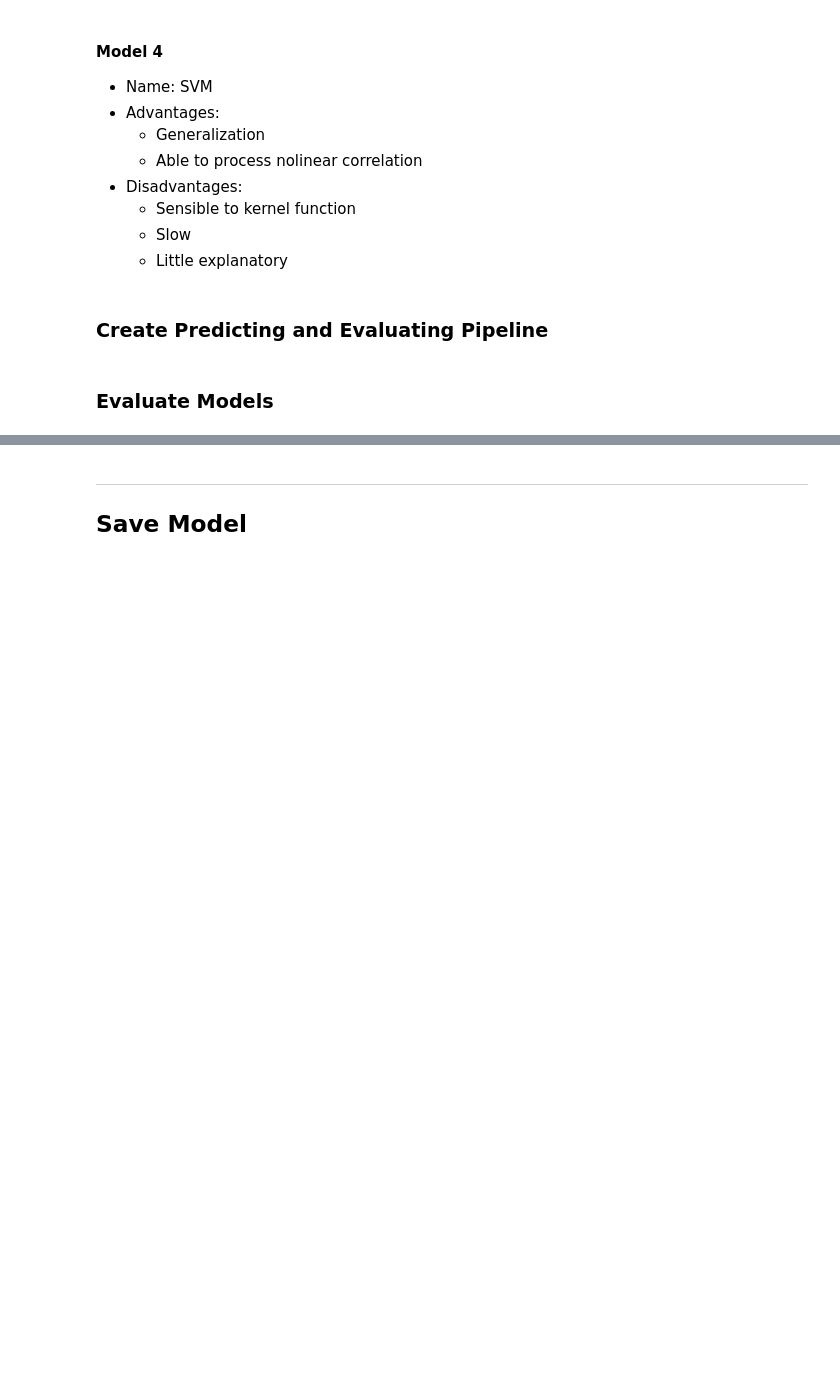
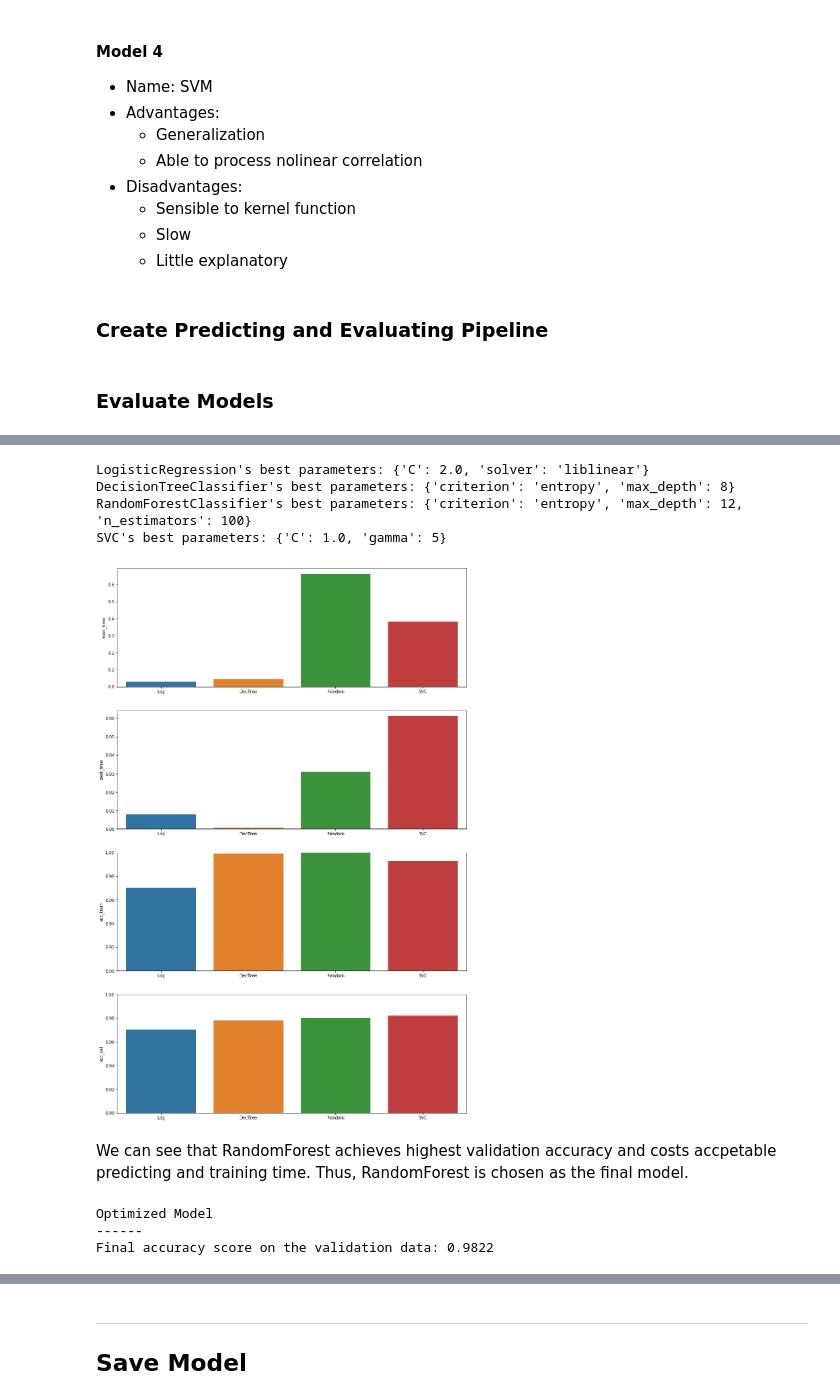
Before and after one commit to JachinShen/GenderOfVoice, a Jupyter notebook: ModelTraining.ipynb, the cells around one changed output, grey strips where cells are left out. Cells and saved outputs as stored; diff of their text form; code cells hidden in the pictures; blank space fills up the shorter version.

```diff
--- a/ModelTraining.ipynb
+++ b/ModelTraining.ipynb
@@ -338,0 +274,65 @@ Only little accuracy was sacrificed after reduction. Considering the reducing am
+# %%
+# init model
+clf_A = LogisticRegression(random_state = 68)
+clf_B = DecisionTreeClassifier(random_state = 157)
+clf_C = RandomForestClassifier(random_state = 271)
+clf_D = SVC(probability=True, random_state = 452)
+
+# the parameters to try
+parameters_A = {
+    "C": [0.5, 1.0, 2.0],
+    "solver": ['liblinear', 'sag', 'saga']
+}
+
+parameters_B = {
+    "criterion": ["gini", "entropy"],
+    "max_depth": [8, 10, 12]
+}
+
+parameters_C = {
+    "n_estimators": [50, 100, 200],
+    "criterion": ["gini", "entropy"],
+    "max_depth": [8, 10, 12]
+}
+
+parameters_D = {
+    "C": [0.1, 0.5, 1.0],
+    "gamma": [1, 3, 5, 7]
+}
+# collect results
+results = {}
+best_clf = {}
+for (clf, parameters) in zip([clf_A, clf_B, clf_C, clf_D],
+                             [parameters_A, parameters_B, parameters_C, parameters_D]):
+    clf_name = clf.__class__.__name__
+    best_clf[clf_name], results[clf_name]= optimize_model(clf, parameters, X_train, y_train, X_val, y_val)
+# %% [output]
+LogisticRegression's best parameters: {'C': 2.0, 'solver': 'liblinear'}
+DecisionTreeClassifier's best parameters: {'criterion': 'entropy', 'max_depth': 8}
+RandomForestClassifier's best parameters: {'criterion': 'entropy', 'max_depth': 12, 'n_estimators': 100}
+SVC's best parameters: {'C': 1.0, 'gamma': 5}
+# %%
+# show results
+fig, (ax1, ax2, ax3, ax4) = plt.subplots(4, 1, figsize = (15, 24))
+ax3.set_ylim((0.9, 1))
+ax4.set_ylim((0.9, 1))
+for axi, compare in zip([ax1, ax2, ax3, ax4], ["train_time", "pred_time", "acc_train", "acc_val"]):
+    x = ["Log", "DecTree", "Random", "SVC"]
+    y = [results[clf.__class__.__name__][compare]
+         for clf in [clf_A, clf_B, clf_C, clf_D] ]
+    sns.barplot(x, y, ax = axi)
+    axi.set_ylabel(compare)
+
+plt.show()
+fig.savefig("Four_optimized_model_compare.svg")
+# %% [output]
+[figure, added]
+# %% [markdown]
+We can see that RandomForest achieves highest validation accuracy and costs accpetable predicting and training time. Thus, RandomForest is chosen as the final model.
+# %%
+print("\nOptimized Model\n------")
+print("Final accuracy score on the validation data: {:.4f}".format(best_clf["SVC"].score(X_val, y_val)))
+# %% [output]
+Optimized Model
+------
+Final accuracy score on the validation data: 0.9822
```
Also changed, not shown: parts of 42 cells of this notebook, 30 other files.
